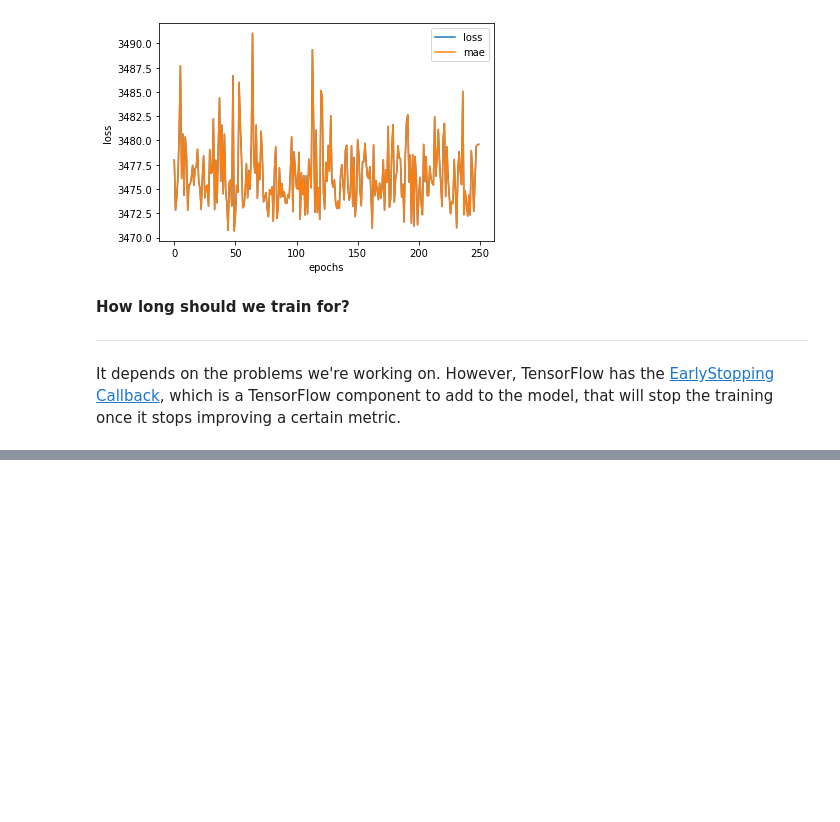
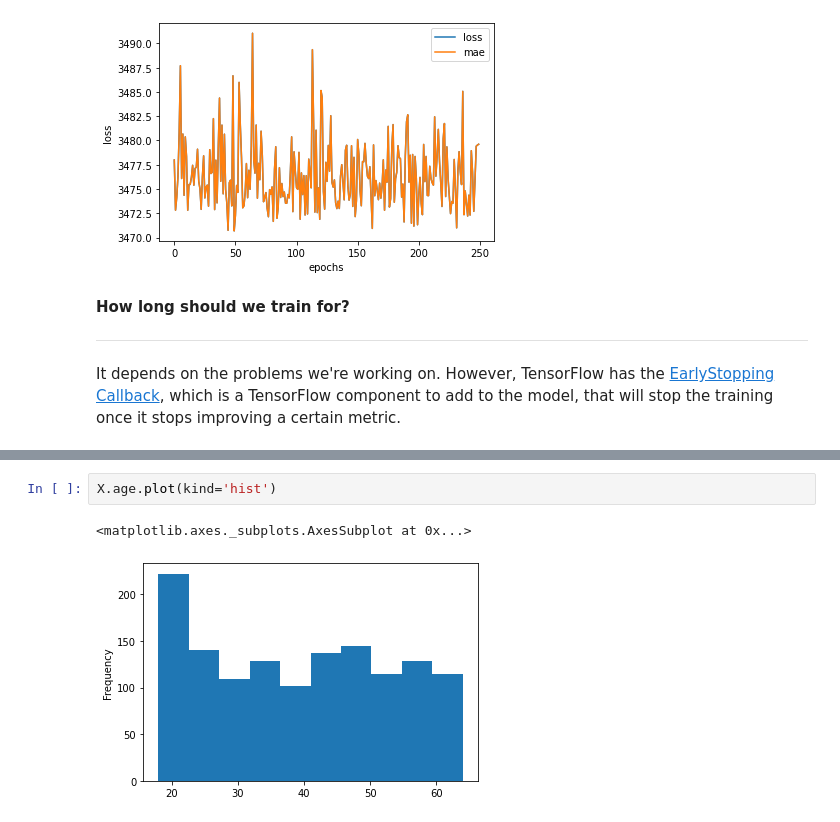
Before and after one commit to fabiodemo/Tensorflow-Developer-Certificate, a Jupyter notebook: Neural Network Regression/01_neural_network_regression.ipynb, the cells around one changed output, grey strips where cells are left out. Saved outputs shown, nothing was run; the diff lists cells and outputs as text; blank space fills up the shorter version.

```diff
--- a/Neural Network Regression/01_neural_network_regression.ipynb
+++ b/Neural Network Regression/01_neural_network_regression.ipynb
@@ -1436,0 +1457,5 @@ It depends on the problems we're working on. However, TensorFlow has the [EarlyS
+# %%
+X.age.plot(kind='hist')
+# %% [output]
+<matplotlib.axes._subplots.AxesSubplot at 0x...>
+[figure, added]
```
Also changed, not shown: parts of 6 cells of this notebook.
